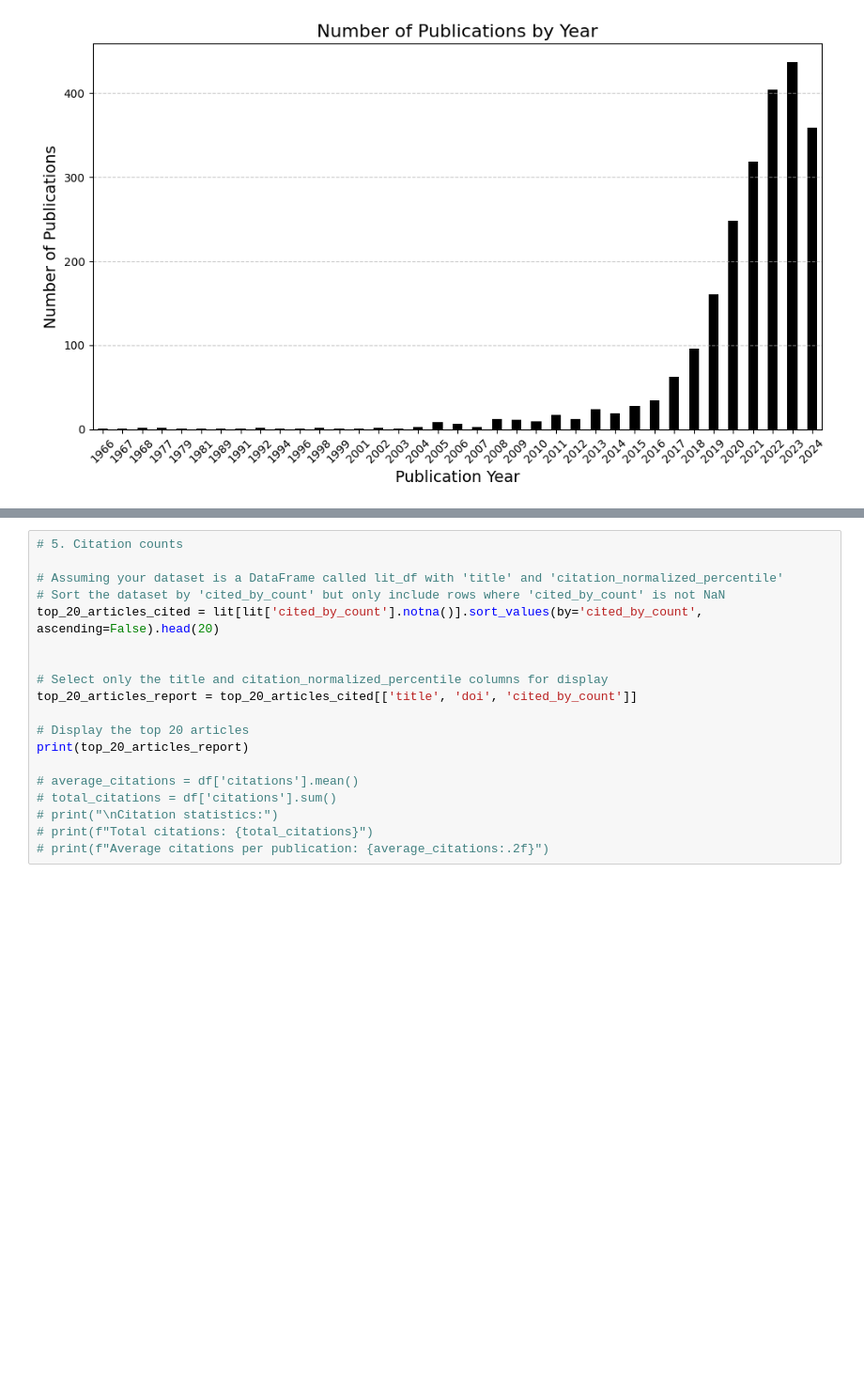
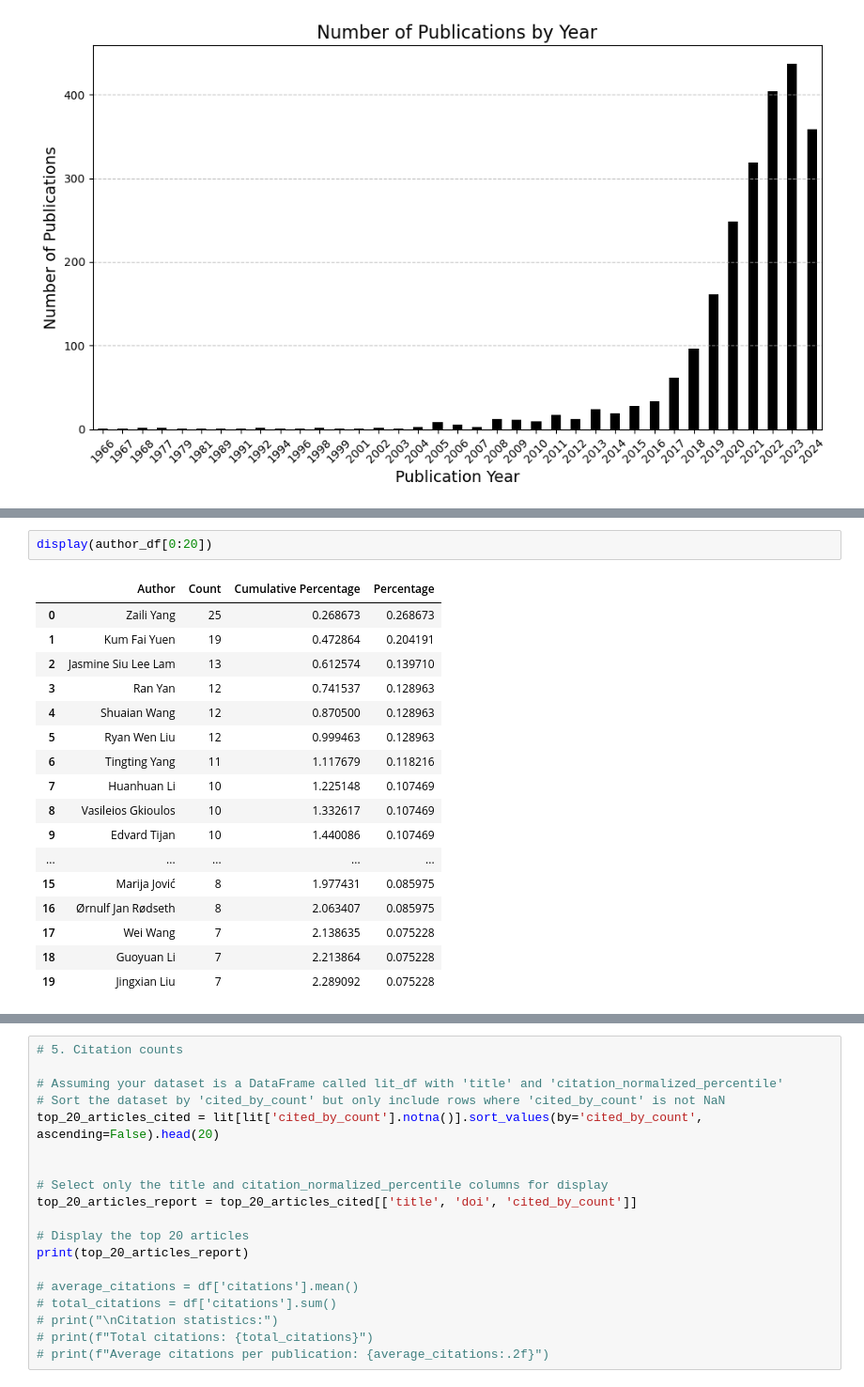
Before and after one commit to ferrariniluca78/dx_in_shipping, a Jupyter notebook: SlrDxInShipping_Descriptive.ipynb, the cells around one changed output, grey strips where cells are left out. Shown: that part at 94% size. Saved outputs shown, nothing was run; the diff lists cells and outputs as text; blank space fills up the shorter version.

```diff
--- a/SlrDxInShipping_Descriptive.ipynb
+++ b/SlrDxInShipping_Descriptive.ipynb
@@ -160,3 +203,23 @@ print(top_20_authors_df)
+# %%
+display(author_df[0:20])
+# %% [output]
+|  | Author | Count | Cumulative Percentage | Percentage |
+| 0 | Zaili Yang | 25 | 0.268673 | 0.268673 |
+| 1 | Kum Fai Yuen | 19 | 0.472864 | 0.204191 |
+| 2 | Jasmine Siu Lee Lam | 13 | 0.612574 | 0.139710 |
+| 3 | Ran Yan | 12 | 0.741537 | 0.128963 |
+| 4 | Shuaian Wang | 12 | 0.870500 | 0.128963 |
+| 5 | Ryan Wen Liu | 12 | 0.999463 | 0.128963 |
+| 6 | Tingting Yang | 11 | 1.117679 | 0.118216 |
+| 7 | Huanhuan Li | 10 | 1.225148 | 0.107469 |
+| 8 | Vasileios Gkioulos | 10 | 1.332617 | 0.107469 |
+| 9 | Edvard Tijan | 10 | 1.440086 | 0.107469 |
+| ... | ... | ... | ... | ... |
+| 15 | Marija Jović | 8 | 1.977431 | 0.085975 |
+| 16 | Ørnulf Jan Rødseth | 8 | 2.063407 | 0.085975 |
+| 17 | Wei Wang | 7 | 2.138635 | 0.075228 |
+| 18 | Guoyuan Li | 7 | 2.213864 | 0.075228 |
+| 19 | Jingxian Liu | 7 | 2.289092 | 0.075228 |
 # %%
 # 3. Institutions
 
```
Also changed, not shown: parts of 5 cells of this notebook, 19 other files.
